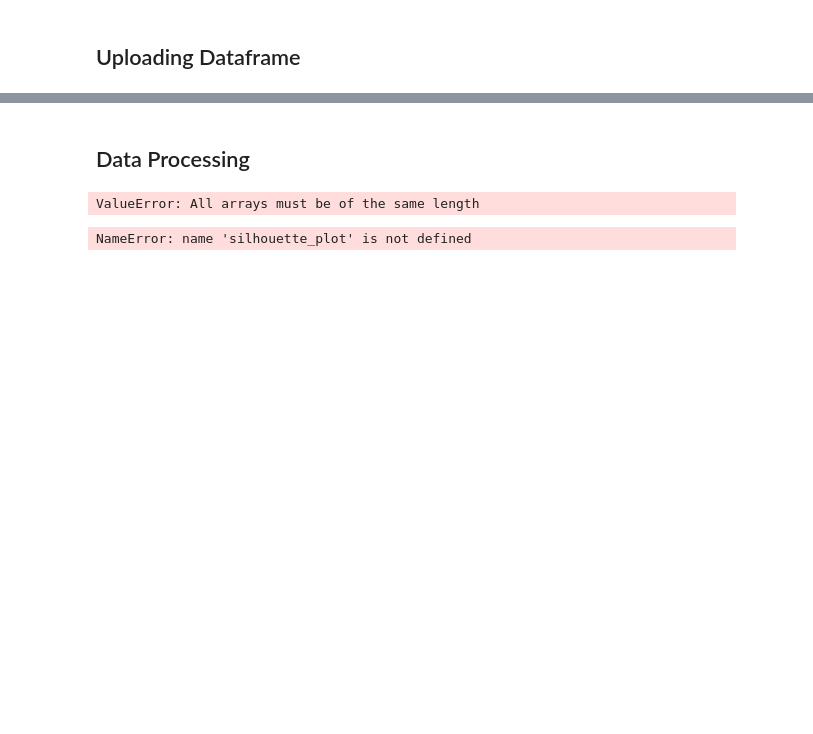
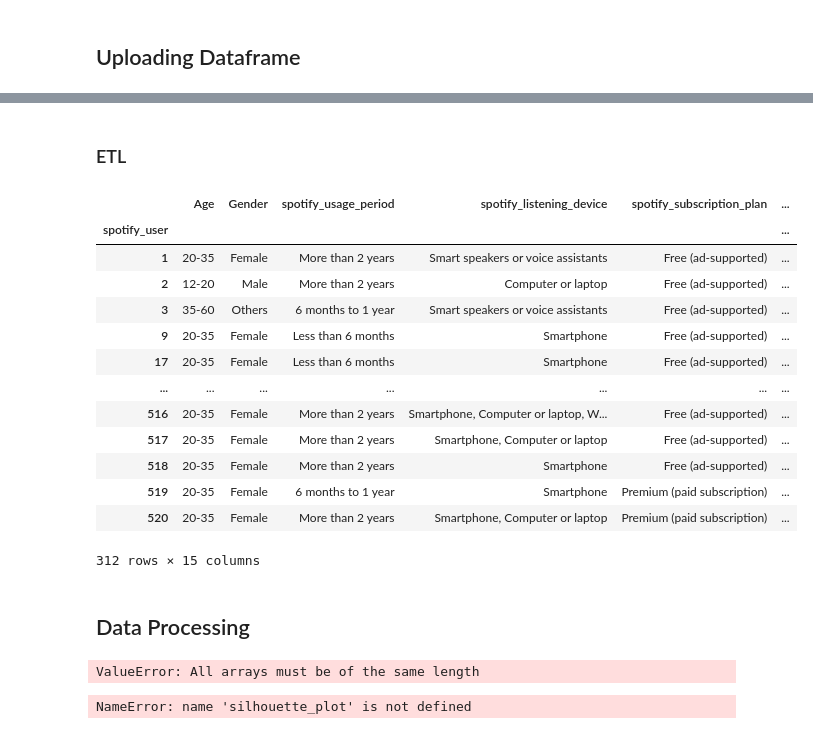
Before and after one commit to PatriciaDaher/Spotify, a Jupyter notebook: SpotifyCode.ipynb, the cells around one changed output, grey strips where cells are left out. Saved outputs shown, nothing was run; the diff lists cells and outputs as text; code cells hidden in the pictures; blank space fills up the shorter version.

```diff
--- a/SpotifyCode.ipynb
+++ b/SpotifyCode.ipynb
@@ -34,3 +45,41 @@ df_spotify.head()
+# %% [markdown]
+### ETL
+# %%
+# Remove Pod Columns
+columns = [
+    'Age',
+    'Gender',
+    'spotify_usage_period',
+    'spotify_listening_device',
+    'spotify_subscription_plan',
+    'premium_sub_willingness',
+    'preffered_premium_plan',
+    'preferred_listening_content',
+    'fav_music_genre',
+    'music_time_slot',
+    'music_Influencial_mood',
+    'music_lis_frequency',
+    'music_expl_method',
+    'music_recc_rating',
+    'pod_lis_frequency',
+]
+demo_df = df_spotify[columns].copy().dropna()
+demo_df
+# %% [output]
+|  | Age | Gender | spotify_usage_period | spotify_listening_device | spotify_subscription_plan | ... |
+| spotify_user |  |  |  |  |  | ... |
+| 1 | 20-35 | Female | More than 2 years | Smart speakers or voice assistants | Free (ad-supported) | ... |
+| 2 | 12-20 | Male | More than 2 years | Computer or laptop | Free (ad-supported) | ... |
+| 3 | 35-60 | Others | 6 months to 1 year | Smart speakers or voice assistants | Free (ad-supported) | ... |
+| 9 | 20-35 | Female | Less than 6 months | Smartphone | Free (ad-supported) | ... |
+| 17 | 20-35 | Female | Less than 6 months | Smartphone | Free (ad-supported) | ... |
+| ... | ... | ... | ... | ... | ... | ... |
+| 516 | 20-35 | Female | More than 2 years | Smartphone, Computer or laptop, W... | Free (ad-supported) | ... |
+| 517 | 20-35 | Female | More than 2 years | Smartphone, Computer or laptop | Free (ad-supported) | ... |
+| 518 | 20-35 | Female | More than 2 years | Smartphone | Free (ad-supported) | ... |
+| 519 | 20-35 | Female | 6 months to 1 year | Smartphone | Premium (paid subscription) | ... |
+| 520 | 20-35 | Female | More than 2 years | Smartphone, Computer or laptop | Premium (paid subscription) | ... |
+312 rows × 15 columns
 # %% [markdown]
 ## Data Processing
 # %%
```
Also changed, not shown: parts of 1 cell of this notebook.
